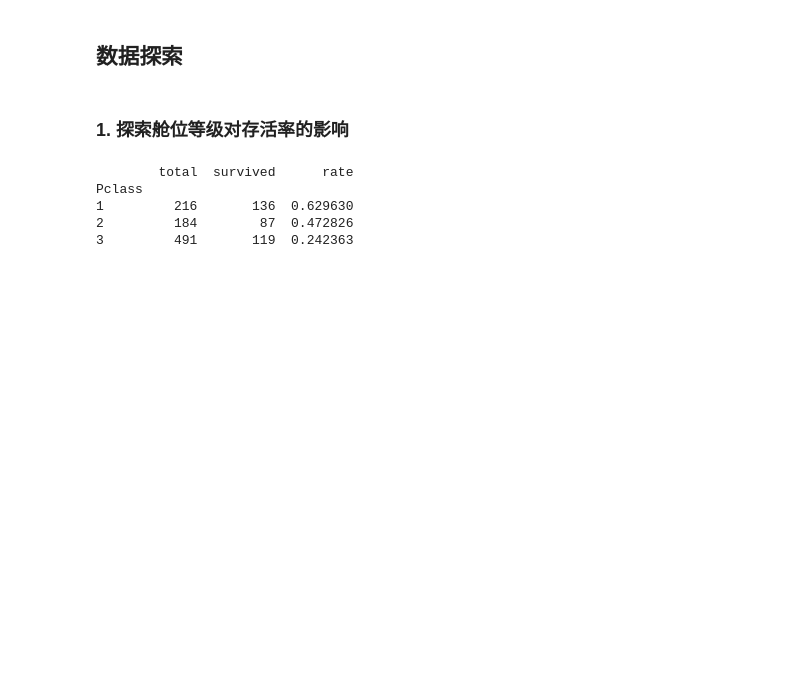
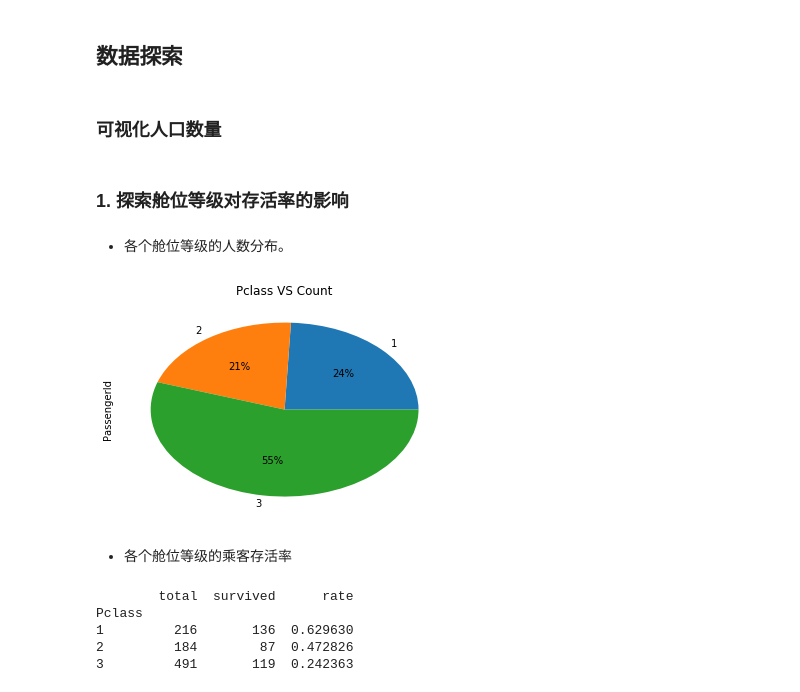
Before and after one commit to qiaop/P4Titanic, a Jupyter notebook: titanic.ipynb, the cells around one changed output. Saved outputs shown, nothing was run; the diff lists cells and outputs as text; code cells hidden in the pictures; blank space fills up the shorter version.

```diff
--- a/titanic.ipynb
+++ b/titanic.ipynb
@@ -199,8 +196,20 @@ def double_factor_explore(factor1,factor2,title,xlabel,ylabel):
     plt.xlabel(xlabel)
     plt.ylabel(ylabel)
     plt.show()
+# %% [markdown]
+### 可视化人口数量
 # %% [markdown]
 ### 1. 探索舱位等级对存活率的影响
+# %% [markdown]
+- 各个舱位等级的人数分布。
+# %%
+df_grouped = train_df.groupby('Pclass')['PassengerId'].count().plot(kind = 'pie',autopct = '%.0f%%')
+plt.title('Pclass VS Count')
+plt.show()
+# %% [output]
+[figure, added]
+# %% [markdown]
+- 各个舱位等级的乘客存活率
 # %%
 single_factor_explore('Pclass','Pclass Survived Rate','facor(Pclass)','Density')
 # %% [output]
```
Also changed, not shown: parts of 2 cells of this notebook, 1 other file.
